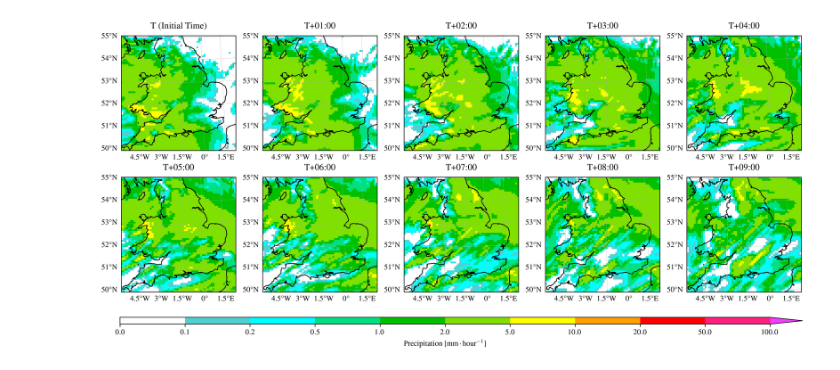
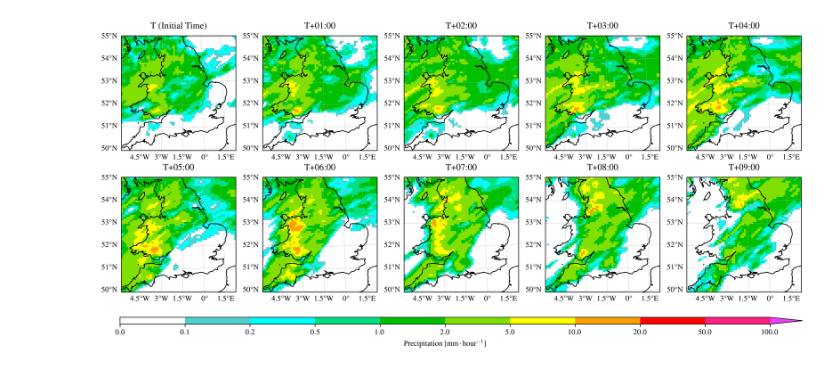
Before and after one commit to henryaddison/video-diffusion-climate, a Jupyter notebook: notebooks/geo.ipynb, the cells around one changed output. Cells and saved outputs as stored; diff of their text form; code cells hidden in the pictures.

```diff
--- a/notebooks/geo.ipynb
+++ b/notebooks/geo.ipynb
@@ -44,35 +44,35 @@ def plot_sample(sample):
             y = 'latitude',
             cmap = precip_cmap,
             norm = precip_norm,
             extend = 'max',
             transform=ccrs.PlateCarree(),
             add_colorbar = False,
         )
         ax.gridlines(linewidth = 0.25, draw_labels={"bottom": "x", "left": "y"}, x_inline=False, y_inline=False)
         ax.coastlines(resolution='10m')
         if i == 0:
             ax.set_title(f"T (Initial Time)")
         else:
             ax.set_title(f"T+0{i}:00")
 
     fig.colorbar(
         im,
         ax = axes,
         orientation="horizontal",
         aspect=100,
         ticks=precip_clevs,
         # shrink = 1,
         label='Precipitation [$\mathrm{mm}\cdot\mathrm{hour}^{-1}$]',
     )
 
     plt.show()
 
-sample = samples[4670][0]
+sample = samples[1324][0]
 
 da = xr.DataArray(sample, dims=('time', 'y', 'x'), coords={'latitude': latitudes, 'longitude': longitudes})
 plot_sample(da)
 # %% [output]
-[figure, old version]
+[figure, new version]
 # %%
 # 10 frames with the highest max and mean values
 
```
Also changed, not shown: parts of 1 cell of this notebook, 9 other files.
